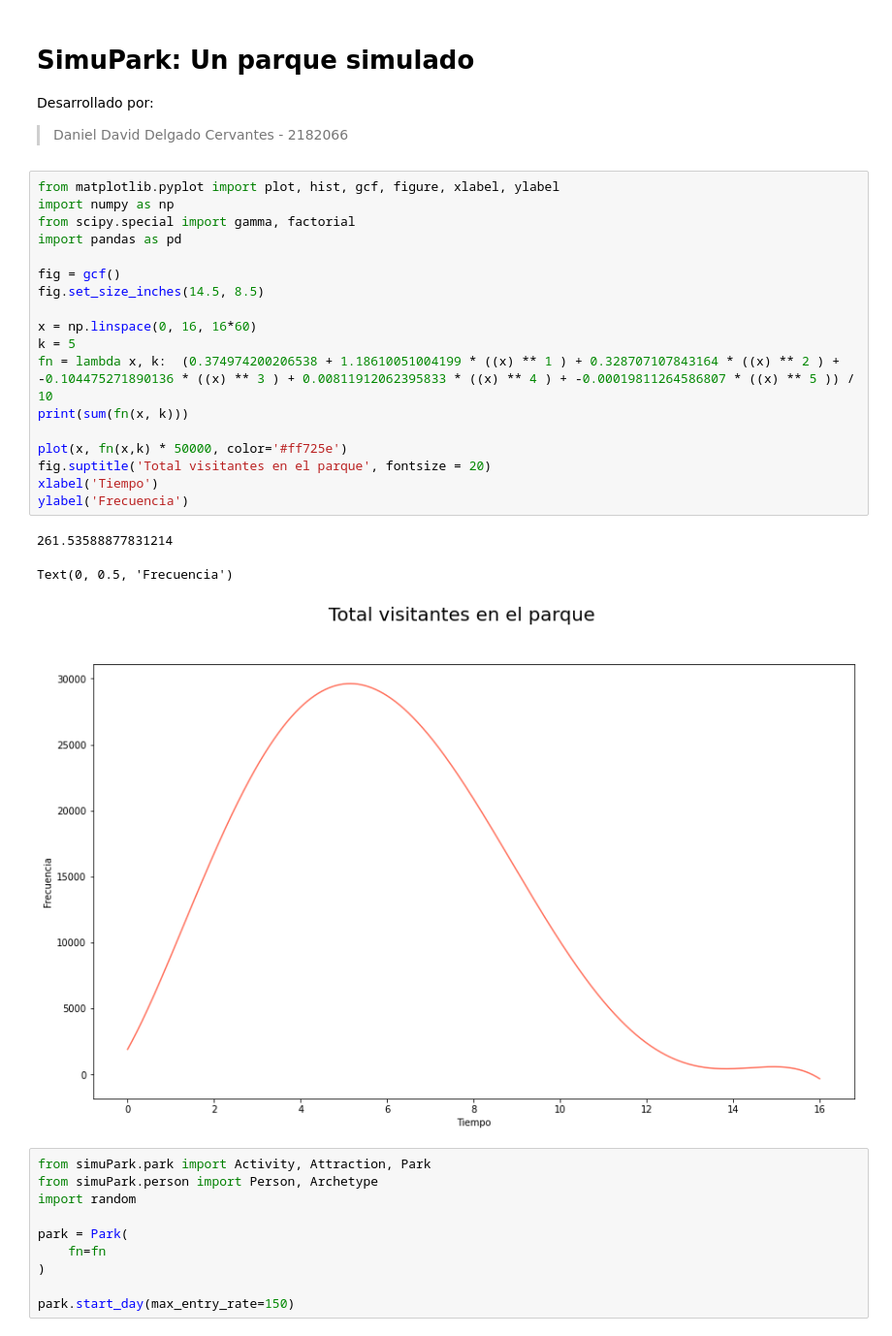
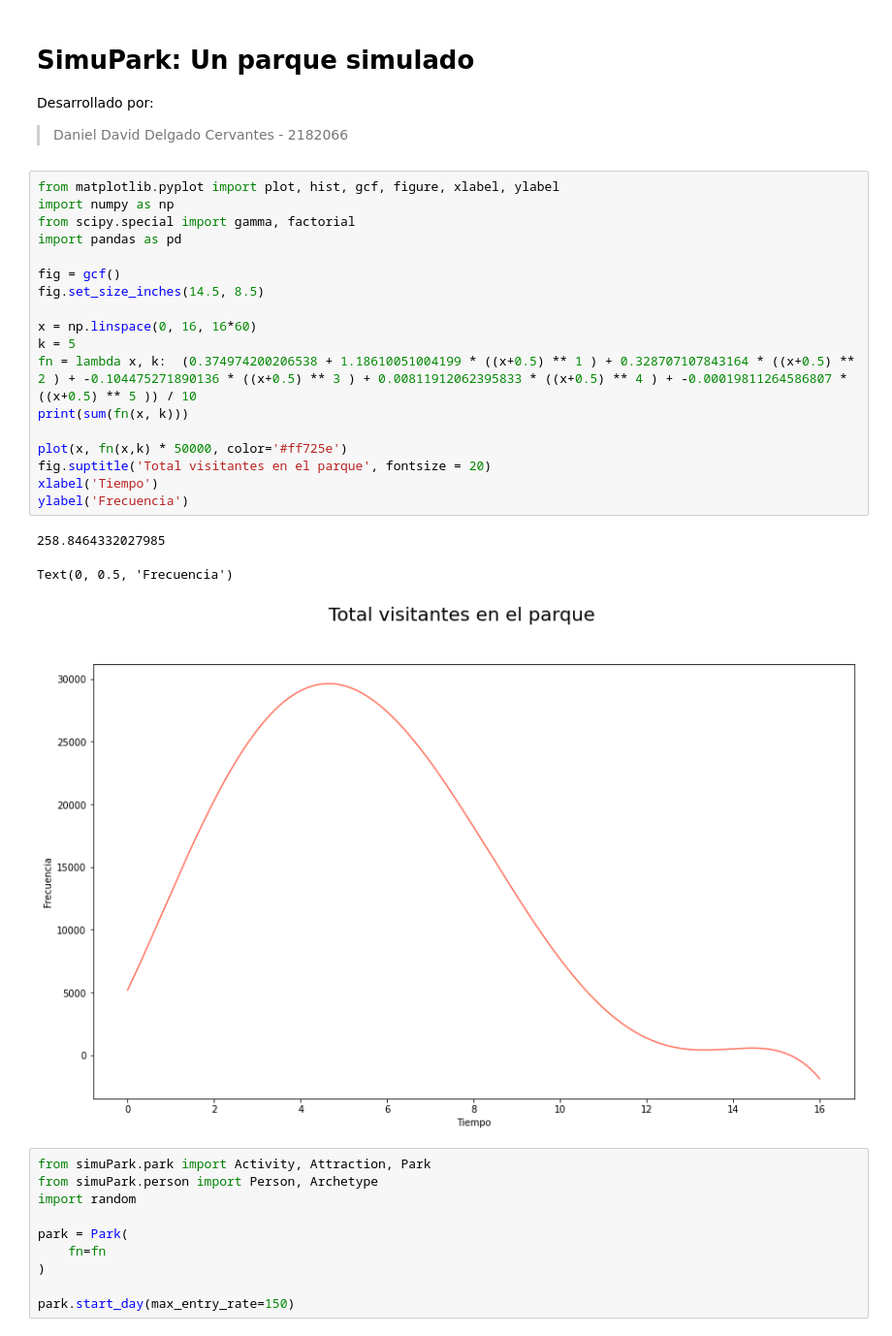
Before and after one commit to MrDahaniel/SimuPark, a Jupyter notebook: Parque.ipynb, the cells around one changed output. Shown at 97% size. Drawn from its saved outputs; the diff is of its cells as text.

```diff
--- a/Parque.ipynb
+++ b/Parque.ipynb
@@ -6,25 +6,25 @@ Desarrollado por:
 # %%
 from matplotlib.pyplot import plot, hist, gcf, figure, xlabel, ylabel
 import numpy as np
 from scipy.special import gamma, factorial
 import pandas as pd
 
 fig = gcf()
 fig.set_size_inches(14.5, 8.5)
 
 x = np.linspace(0, 16, 16*60)
 k = 5
-fn = lambda x, k:  (0.374974200206538 + 1.18610051004199 * ((x) ** 1 ) + 0.328707107843164 * ((x) ** 2 ) + -0.104475271890136 * ((x) ** 3 ) + 0.00811912062395833 * ((x) ** 4 ) + -0.00019811264586807 * ((x) ** 5 )) / 10
+fn = lambda x, k:  (0.374974200206538 + 1.18610051004199 * ((x+0.5) ** 1 ) + 0.328707107843164 * ((x+0.5) ** 2 ) + -0.104475271890136 * ((x+0.5) ** 3 ) + 0.00811912062395833 * ((x+0.5) ** 4 ) + -0.00019811264586807 * ((x+0.5) ** 5 )) / 10
 print(sum(fn(x, k)))
 
 plot(x, fn(x,k) * 50000, color='#ff725e')
 fig.suptitle('Total visitantes en el parque', fontsize = 20)
 xlabel('Tiempo')
 ylabel('Frecuencia')
 # %% [output]
-261.53588877831214
+258.8464332027985
 Text(0, 0.5, 'Frecuencia')
-[figure, old version]
+[figure, new version]
 # %%
 from simuPark.park import Activity, Attraction, Park
 from simuPark.person import Person, Archetype
```
Also changed, not shown: parts of 5 cells of this notebook, 4 other files.
